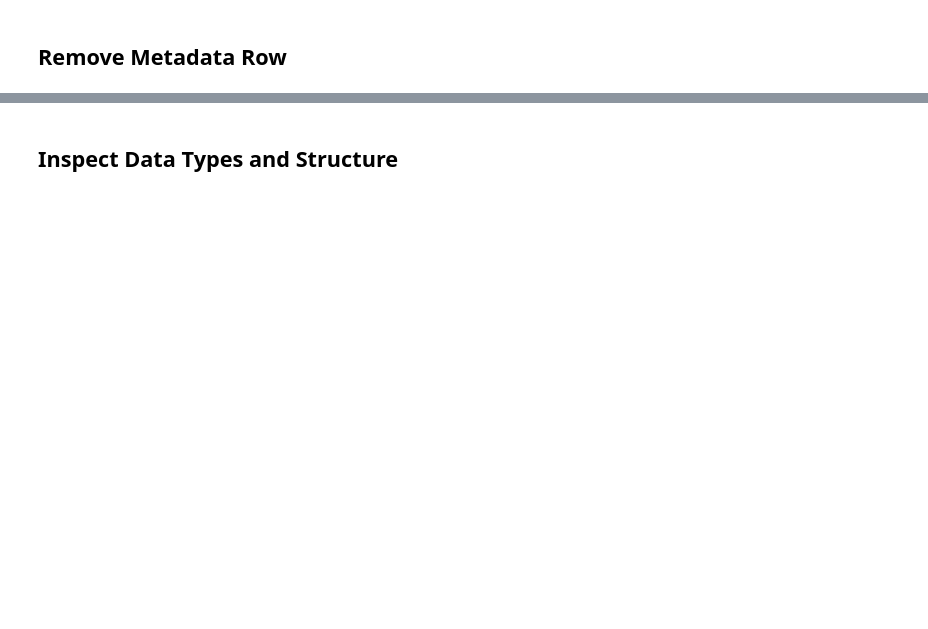
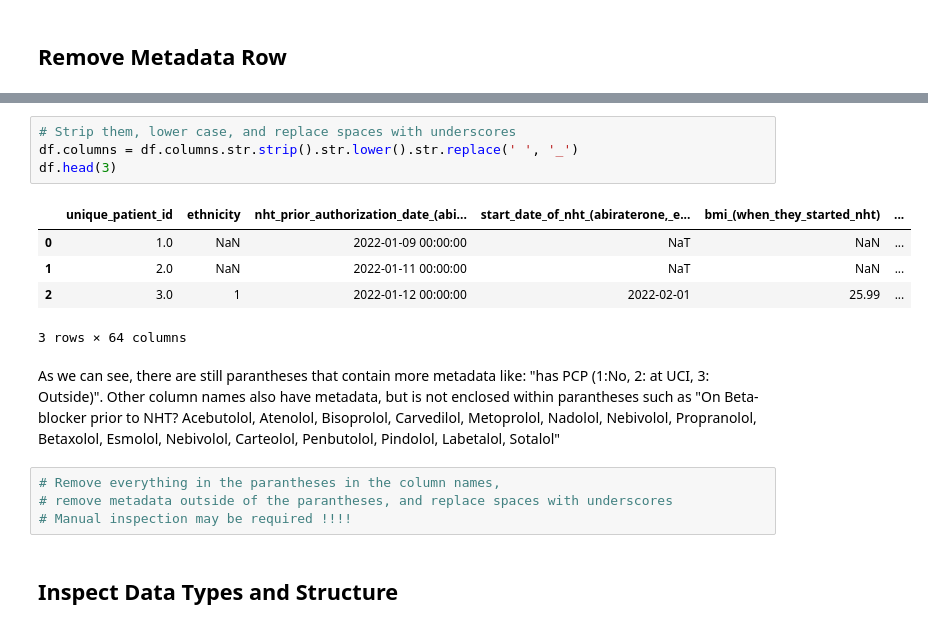
Before and after one commit to kstatham402/170A_Capstone_Project, a Jupyter notebook: notebooks/01_data_cleaning.ipynb, the cells around one changed output, grey strips where cells are left out. Drawn from its saved outputs; the diff is of its cells as text; blank space fills up the shorter version.

```diff
--- a/notebooks/01_data_cleaning.ipynb
+++ b/notebooks/01_data_cleaning.ipynb
@@ -12,2 +39,18 @@ import pandas as pd
+# %%
+# Strip them, lower case, and replace spaces with underscores
+df.columns = df.columns.str.strip().str.lower().str.replace(' ', '_')
+df.head(3)
+# %% [output]
+|  | unique_patient_id | ethnicity | nht_prior_authorization_date_(abi... | start_date_of_nht_(abiraterone,_e... | bmi_(when_they_started_nht) | ... |
+| 0 | 1.0 | NaN | 2022-01-09 00:00:00 | NaT | NaN | ... |
+| 1 | 2.0 | NaN | 2022-01-11 00:00:00 | NaT | NaN | ... |
+| 2 | 3.0 | 1 | 2022-01-12 00:00:00 | 2022-02-01 | 25.99 | ... |
+3 rows × 64 columns
+# %% [markdown]
+As we can see, there are still parantheses that contain more metadata like: "has PCP (1:No, 2: at UCI, 3: Outside)". Other column names also have metadata, but is not enclosed within parantheses such as "On Beta-blocker prior to NHT? Acebutolol, Atenolol, Bisoprolol, Carvedilol, Metoprolol, Nadolol, Nebivolol, Propranolol, Betaxolol, Esmolol, Nebivolol, Carteolol, Penbutolol, Pindolol, Labetalol, Sotalol"
+# %%
+# Remove everything in the parantheses in the column names,
+# remove metadata outside of the parantheses, and replace spaces with underscores
+# Manual inspection may be required !!!!
 # %% [markdown]
 ## Inspect Data Types and Structure
```
Also changed, not shown: parts of 17 cells of this notebook.
